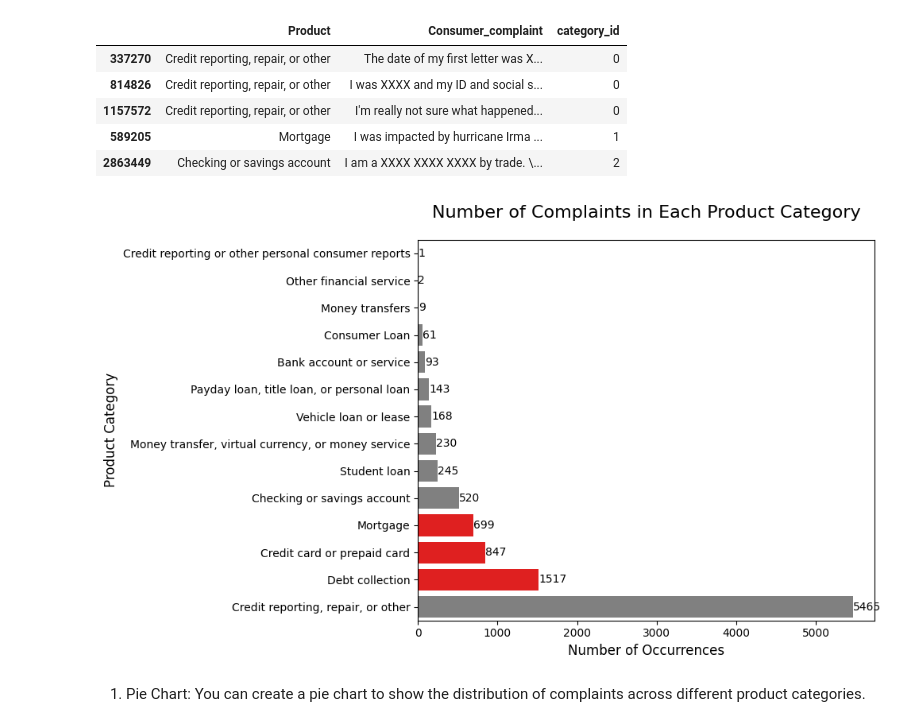
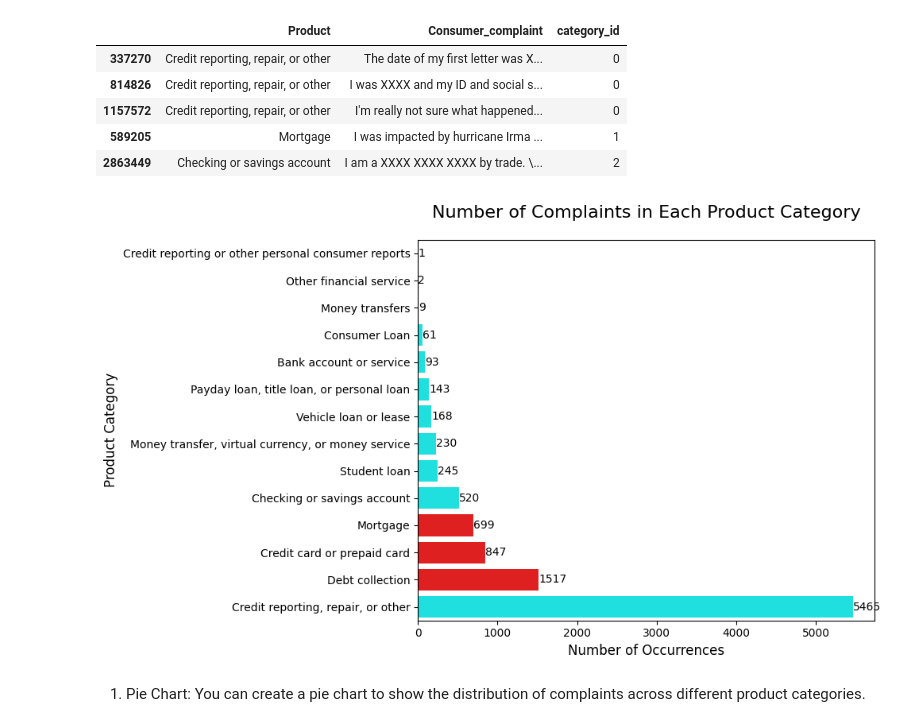
Before and after one commit to GouravJoshi7424/My_Project, a Jupyter notebook: Task 6 Text Classification/kaiburr.ipynb, the cells around one changed output. Drawn from its saved outputs; the diff is of its cells as text; code cells hidden in the pictures.

```diff
--- a/Task 6 Text Classification/kaiburr.ipynb
+++ b/Task 6 Text Classification/kaiburr.ipynb
@@ -153,35 +171,35 @@ df2.head()
 import matplotlib.pyplot as plt
 import seaborn as sns
 
 # Customizing the color palette
-colors = ['grey'] * 10 + ['red'] * 3
+colors = ['cyan'] * 10 + ['red'] * 3
 
 # Group and sort the data
 product_counts = df2.groupby('Product').Consumer_complaint.count().sort_values()
 
 # Create a new figure
 plt.figure(figsize=(10, 6))
 
 # Create a barplot using seaborn
 sns.barplot(x=product_counts.values, y=product_counts.index, palette=colors)
 
 # Adding a title and labels
 plt.title('Number of Complaints in Each Product Category', fontsize=16, pad=20)
 plt.xlabel('Number of Occurrences', fontsize=12)
 plt.ylabel('Product Category', fontsize=12)
 
 # Customizing tick labels
 plt.xticks(fontsize=10)
 plt.yticks(fontsize=10)
 
 # Adding data labels on the bars
 for i, v in enumerate(product_counts):
     plt.text(v + 0.2, i, str(v), color='black', va='center', fontsize=10)
 
 plt.tight_layout()
 plt.show()
 # %% [output]
-[figure, old version]
+[figure, new version]
 # %% [markdown]
 1. Pie Chart:
 You can create a pie chart to show the distribution of complaints across different product categories.
```
Also changed, not shown: parts of 8 cells of this notebook.
